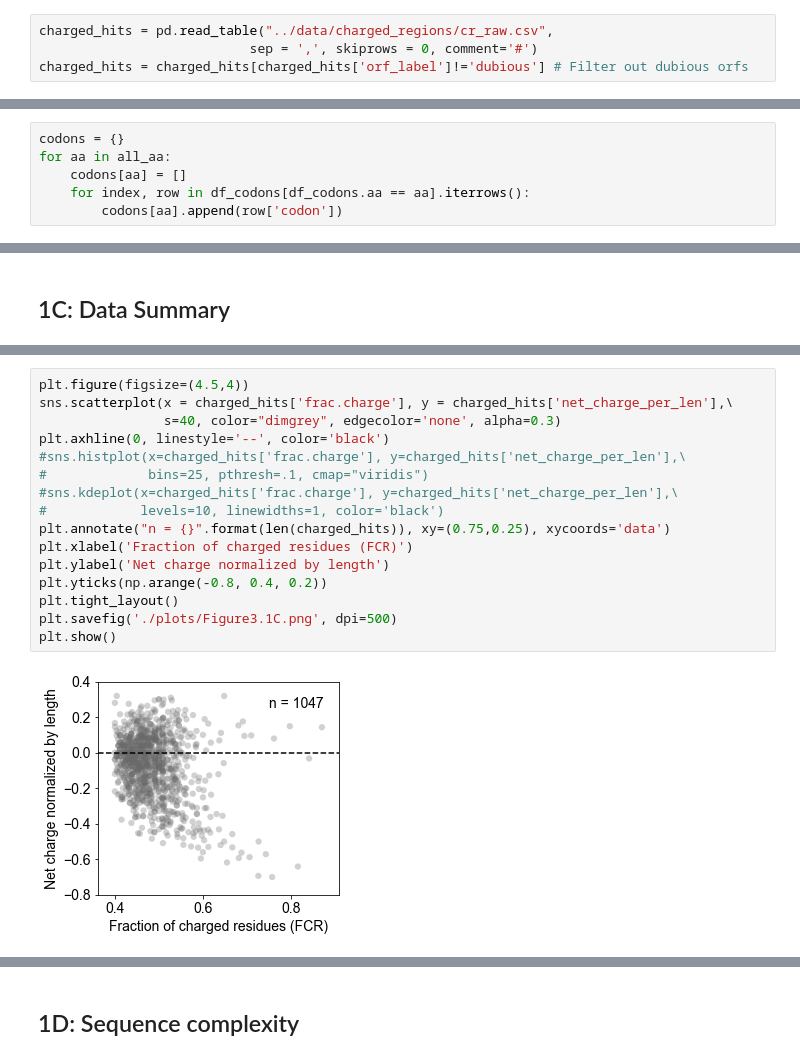
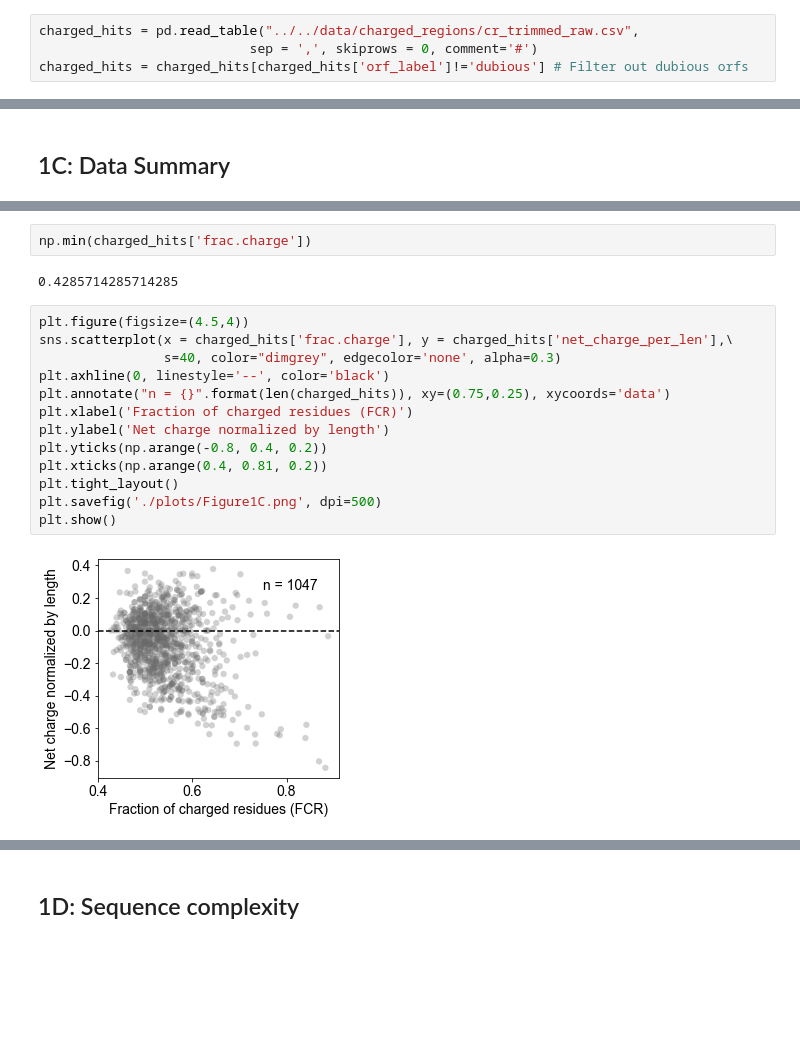
Before and after one commit to rosalindpan/hcrpaper, a Jupyter notebook: figures/post-trimming/Figure1_posttrim.ipynb, the cells around one changed output, grey strips where cells are left out. Saved outputs shown, nothing was run; the diff lists cells and outputs as text; blank space fills up the shorter version.

Commit message:
figure edits with trimmed regions

```diff
--- a/figures/post-trimming/Figure1_posttrim.ipynb
+++ b/figures/post-trimming/Figure1_posttrim.ipynb
@@ -143,7 +132,7 @@ def get_comp(seq, states):
 # %% [markdown]
 ## Data
 # %%
-charged_hits = pd.read_table("../data/charged_regions/cr_raw.csv",
+charged_hits = pd.read_table("../../data/charged_regions/cr_trimmed_raw.csv",
                            sep = ',', skiprows = 0, comment='#')
 charged_hits = charged_hits[charged_hits['orf_label']!='dubious'] # Filter out dubious orfs
 # %%
@@ -173,6 +141,0 @@ all_aa = ['E', 'D', 'K', 'R', 'H', 'Q', 'N', 'S', 'T', 'G',
-# %%
-codons = {}
-for aa in all_aa:
-    codons[aa] = []
-    for index, row in df_codons[df_codons.aa == aa].iterrows():
-        codons[aa].append(row['codon'])
@@ -271,18 +169,19 @@ charged_hits.head()
+# %%
+np.min(charged_hits['frac.charge'])
+# %% [output]
+0.4285714285714285
 # %%
 plt.figure(figsize=(4.5,4))
 sns.scatterplot(x = charged_hits['frac.charge'], y = charged_hits['net_charge_per_len'],\
                 s=40, color="dimgrey", edgecolor='none', alpha=0.3)
 plt.axhline(0, linestyle='--', color='black')
-#sns.histplot(x=charged_hits['frac.charge'], y=charged_hits['net_charge_per_len'],\
-#             bins=25, pthresh=.1, cmap="viridis")
-#sns.kdeplot(x=charged_hits['frac.charge'], y=charged_hits['net_charge_per_len'],\
-#            levels=10, linewidths=1, color='black')
 plt.annotate("n = {}".format(len(charged_hits)), xy=(0.75,0.25), xycoords='data')
 plt.xlabel('Fraction of charged residues (FCR)')
 plt.ylabel('Net charge normalized by length')
 plt.yticks(np.arange(-0.8, 0.4, 0.2))
+plt.xticks(np.arange(0.4, 0.81, 0.2))
 plt.tight_layout()
-plt.savefig('./plots/Figure3.1C.png', dpi=500)
+plt.savefig('./plots/Figure1C.png', dpi=500)
 plt.show()
 # %% [output]
-[figure, old version]
+[figure, new version]
```
Also changed, not shown: parts of 22 cells of this notebook, 23 other files.
